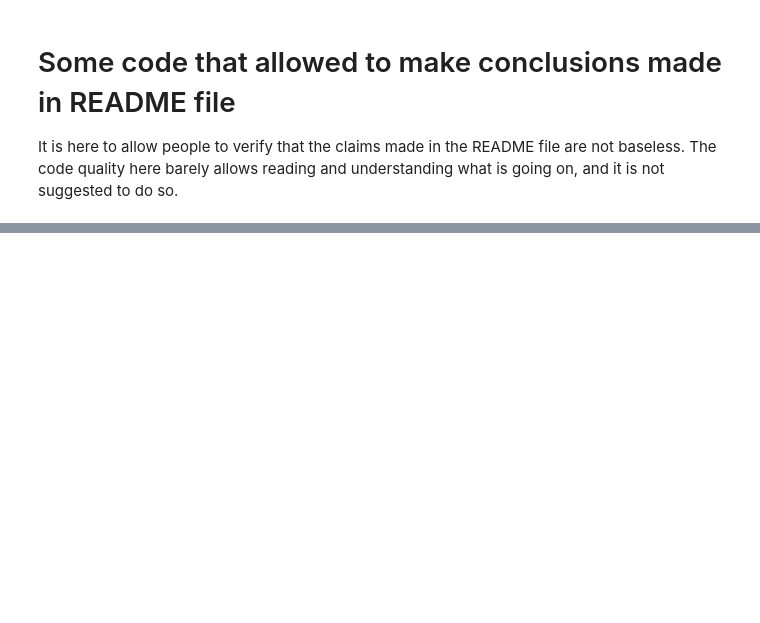
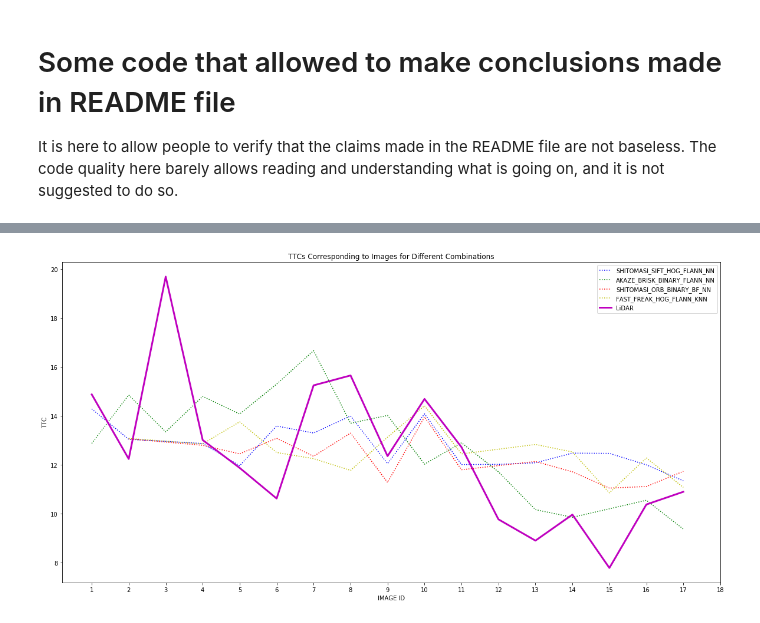
Before and after one commit to ser94mor/3d-object-tracking, a Jupyter notebook: Statistics_and_Graphs.ipynb, the cells around one changed output, grey strips where cells are left out. Saved outputs shown, nothing was run; the diff lists cells and outputs as text; code cells hidden in the pictures; blank space fills up the shorter version.

Commit message:
Add some stats and graph

```diff
--- a/Statistics_and_Graphs.ipynb
+++ b/Statistics_and_Graphs.ipynb
@@ -141,52 +141,59 @@ for combination_id, data in all_dfs.items():
 all_dfs = OrderedDict(reversed(sorted(list(all_dfs.items()), key=lambda key_val: key_val[1]['total_score'])))
 
 
-for key, val in all_dfs.items():
-    print(f"combination_id = {key}\n",
-          f"total_score = {val['total_score']}\n",
-          f"mae_score   = {val['mae_score']}\n",
-          f"rmse_score  = {val['rmse_score']}\n",
-          f"count_score = {val['count_score']}\n",
-          val['data'], '\n')
+# for key, val in all_dfs.items():
+#     print(f"combination_id = {key}\n",
+#           f"total_score = {val['total_score']}\n",
+#           f"mae_score   = {val['mae_score']}\n",
+#           f"rmse_score  = {val['rmse_score']}\n",
+#           f"count_score = {val['count_score']}\n",
+#           val['data'], '\n')
+
+table = "| **COMBINATION** | **SCORE** | "
+for i in range(1, 19):
+    table += f"**IMG#{i}** | "
+table += " \n|" + (":-:|" * 20) + "  \n"
+
+combinations = list(all_dfs.items())[0:10]
+for comb_id, data in combinations:
+    img_id_in_line = 1
+    table += f"| {comb_id} | {data['total_score']:.3f} | "
+    for row in data['data'].iterrows():
+        while row[1]['image_id'] > img_id_in_line:
+            table += "N/A | "
+            img_id_in_line += 1
+        table += f"**L**:{row[1]['ttc_lidar']:.2f} <br> **C**:{row[1]['ttc_camera']:.2f} | "
+        img_id_in_line += 1
+    while img_id_in_line < 19:
+        table += "N/A | "
+        img_id_in_line += 1
+    table += " \n"
+
+print(table)
 
 
+combinations = [
+    ( 'SHITOMASI_SIFT_HOG_FLANN_NN', all_dfs['SHITOMASI_SIFT_HOG_FLANN_NN'] ),
+    ( 'AKAZE_BRISK_BINARY_FLANN_NN', all_dfs['AKAZE_BRISK_BINARY_FLANN_NN'] ),
+    ( 'SHITOMASI_ORB_BINARY_BF_NN', all_dfs['SHITOMASI_ORB_BINARY_BF_NN'] ),
+    ( 'FAST_FREAK_HOG_FLANN_KNN', all_dfs['FAST_FREAK_HOG_FLANN_KNN'] ),
+]
 
-
-# fig, ax = plt.subplots(1, 1, figsize=(20, 20))
-# label_helper = dict()
-# for combination_id, combination_dict in data.items():
-#     x = np.arange(0, len(combination_dict), 1)
-#     y = list(combination_dict.values())
-
-#     if not label_helper.get(tuple(y), None):
-#         label_helper[tuple(y)] = []
-#     label_helper[tuple(y)].append(combination_id[1:].split(')')[0])
-
-# for combination_id, combination_dict in data.items():
-#     x = np.arange(0, len(combination_dict), 1)
-#     y = list(combination_dict.values())
-
-#     ax.plot(x, y,
-#             label=combination_id + ": min=" + str(min(combination_dict.values()))
-#                   + " mean=" + str(sum(combination_dict.values()) // len(combination_dict.values()))
-#                   + " max=" + str(max(combination_dict.values())))
-
-#     ax.set_xticks(np.arange(0, len(combination_dict), 1))
-#     ax.set_xticklabels(combination_dict.keys())
-#     ax.set_xlabel('image pairs')
-#     ax.set_ylabel('number of matches')
-
-# pos = 0
-# for line, ids in label_helper.items():
-#     ax.annotate('(' + ','.join(ids) + ')', # this is the text
-#                 (pos, line[pos]), # this is the point to label
-#                  textcoords="offset points", # how to position the text
-#                  xytext=(0,0), # distance from text to points (x,y)
-#                  ha='center') # horizontal alignment can be left, right or center
-#     pos = (pos + 1) % 9
-
-# ax.legend(bbox_to_anchor=(0., 1.02, 1., .102), loc=3,
-#            ncol=1, mode="expand", borderaxespad=0.)
-
-# plt.show()
+colors = ['b', 'g', 'r', 'y']
+ind = 0
+plt.figure(figsize=(20, 10))
+lidar_img_ttc = OrderedDict()
+for comb_id, data in combinations:
+    plt.plot(data['data']['image_id'], data['data']['ttc_camera'], linestyle='dotted', color=colors[ind], label=comb_id)
+    for j in range(len(data['data']['image_id'])):
+        lidar_img_ttc[data['data']['image_id'][j]] = data['data']['ttc_lidar'][j]
+    ind += 1
+lidar_img_ttc = OrderedDict(sorted(lidar_img_ttc.items()))
+plt.plot(list(lidar_img_ttc.keys()), list(lidar_img_ttc.values()), linestyle='solid', linewidth=3, label='LiDAR', color='m')
+plt.legend()
+plt.xticks(list(range(1, 19)))
+plt.ylabel('TTC')
+plt.xlabel('IMAGE ID')
+plt.title('TTCs Corresponding to Images for Different Combinations')
+plt.show()
 # %% [output]
@@ -209,0 +212 @@ combination_id = SHITOMASI_SIFT_HOG_FLANN_NN
+[figure, added]
```
Also changed, not shown: parts of 1 cell of this notebook, 2 other files.
